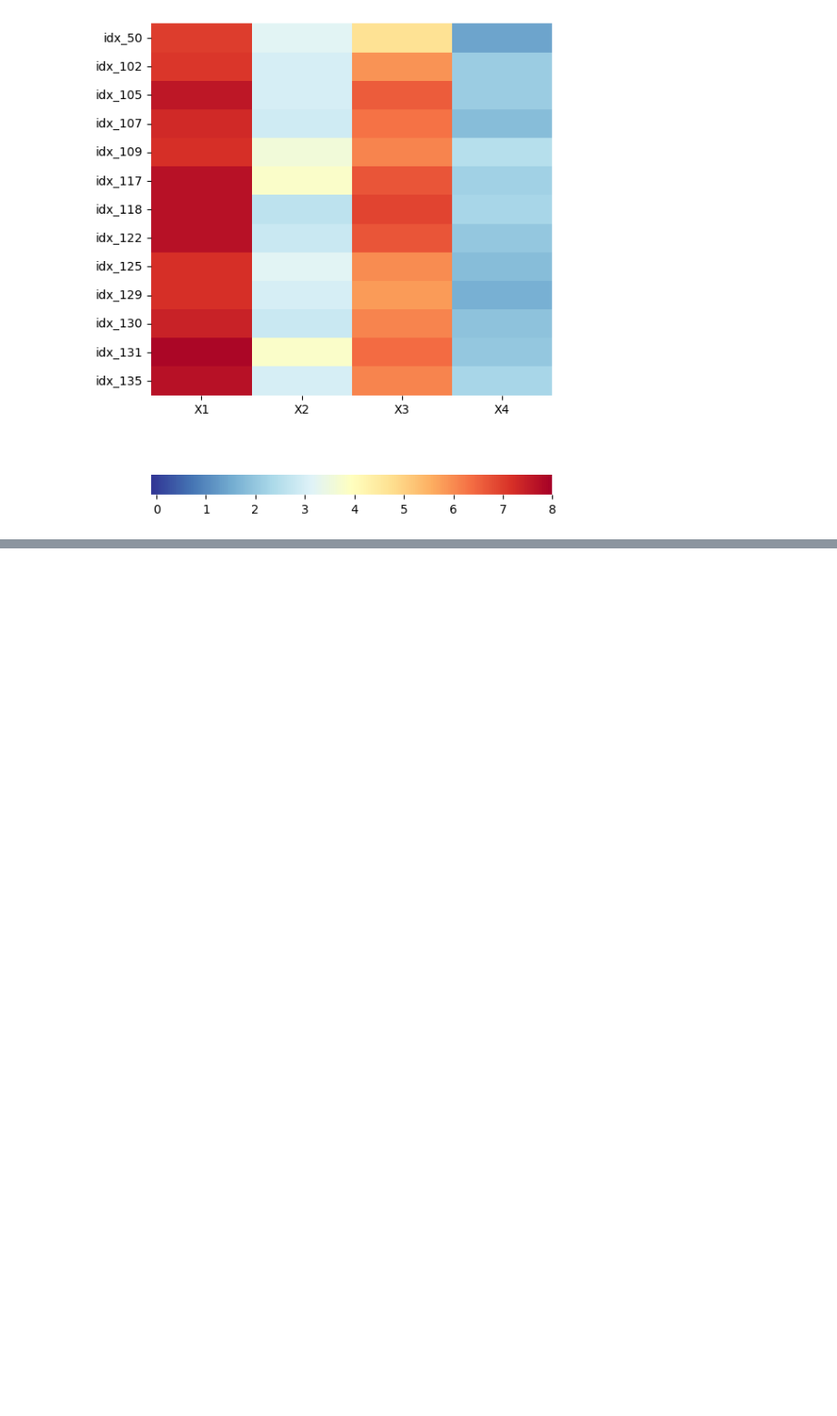
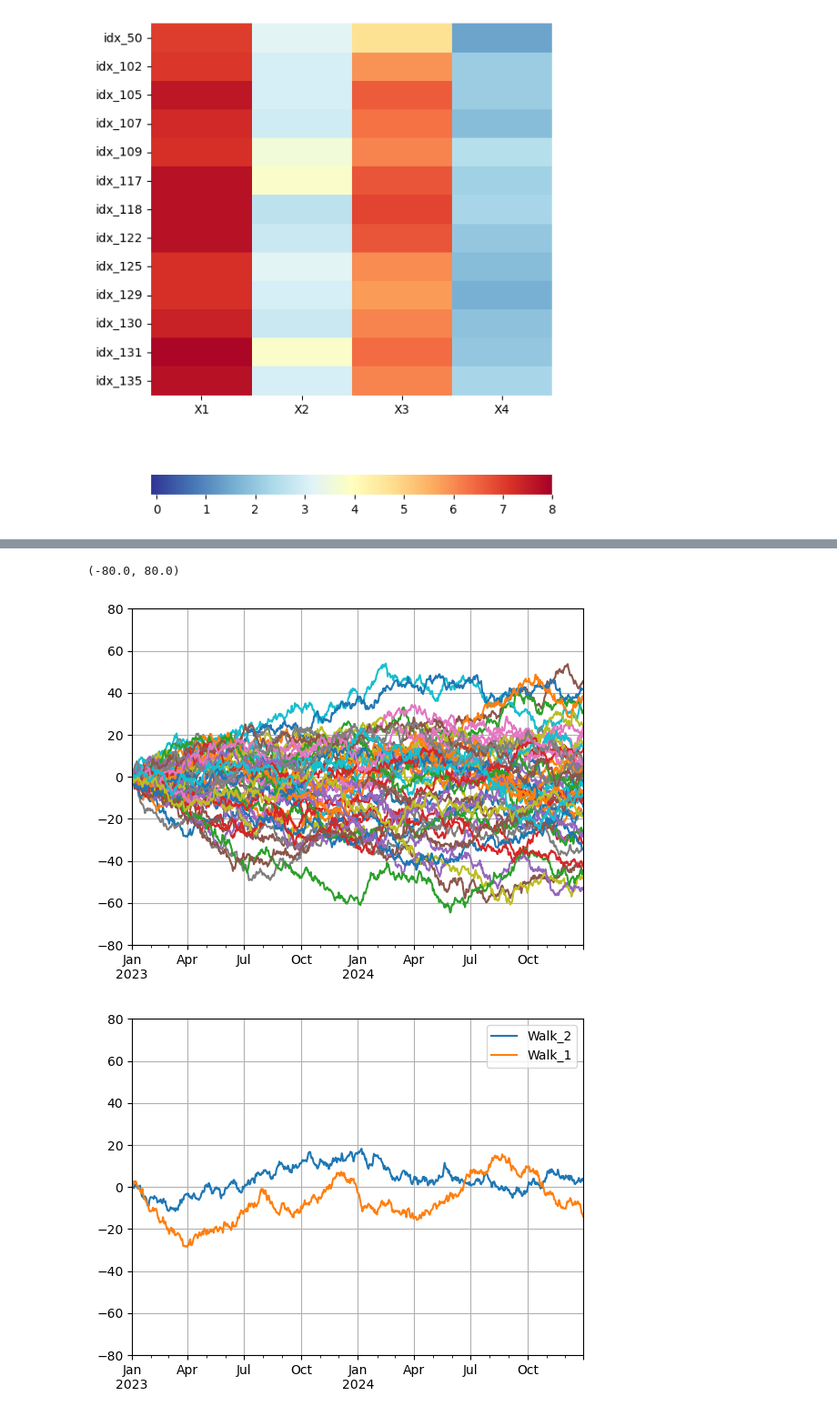
Before and after one commit to Arch-jyh/iris_books, a Jupyter notebook: book1/21/exersice.ipynb, the cells around one changed output, grey strips where cells are left out. Shown at 91% size. Drawn from its saved outputs; the diff is of its cells as text; code cells hidden in the pictures; blank space fills up the shorter version.

```diff
--- a/book1/21/exersice.ipynb
+++ b/book1/21/exersice.ipynb
@@ -554,0 +1538,43 @@ fig.savefig('鸢尾花书df_满足条件的行.svg',format='svg')
+# %%
+import pandas as pd
+import numpy as np
+import matplotlib.pyplot as plt
+
+#创建日期范围
+date_range = pd.date_range(start='2023-01-01',
+                           periods=365*2,freq='D')  #frep='D'表示每天,是频率参数
+
+#指定有多少条线
+num_path=50
+#指定种子
+np.random.seed(0)
+#源代码方式不同,源代码在for循环中生成数据所以是50次个749,这里直接生成749*50个数据
+step_index = np.random.normal(loc=0.0,scale=1.0,
+                              #后面定义了初始值为0作为第一个起点,不需要添加第一个值
+                              size=((len(date_range)-1),50))
+#行方向(向下axis=0方向)合并为vstack 列方向(向右)为hstack
+step_idx = np.vstack((np.zeros((1,50)),step_index))
+#计算逐步累加逐步记住每一次的累加值,生成新的array
+#指定按照行方向进行累加
+walk_idx = step_idx.cumsum(axis=0)
+#添加一个列标签然后按照列顺序添加至df的指定列中,配置了列标签
+#不使用空数据帧,指定索引为日期索引.正常方式添加数据即可
+#在这里同时配置列索引名称
+df=pd.DataFrame(walk_idx,index=date_range,columns=[f'Walk_{i+1}' for i in range(50)])
+
+#全部随机行走轨迹
+df.plot(legend = False)
+plt.grid(True)
+plt.ylim(-80,80)
+#前两条随机行走轨迹
+df.iloc[:,[1,0]].plot(legend=True)
+plt.grid(True)
+plt.ylim(-80,80)
+#时间索引显示前两条轨迹
+df.loc['2023-01-01':'2023-08-08',['Walk_1','Walk_2']].plot(legend=True)
+plt.grid(True)
+plt.ylim(-80,80)
+# %% [output]
+(-80.0, 80.0)
+[figure, added]
+[figure, added]
```
Also changed, not shown: parts of 66 cells of this notebook, 4 other files.
